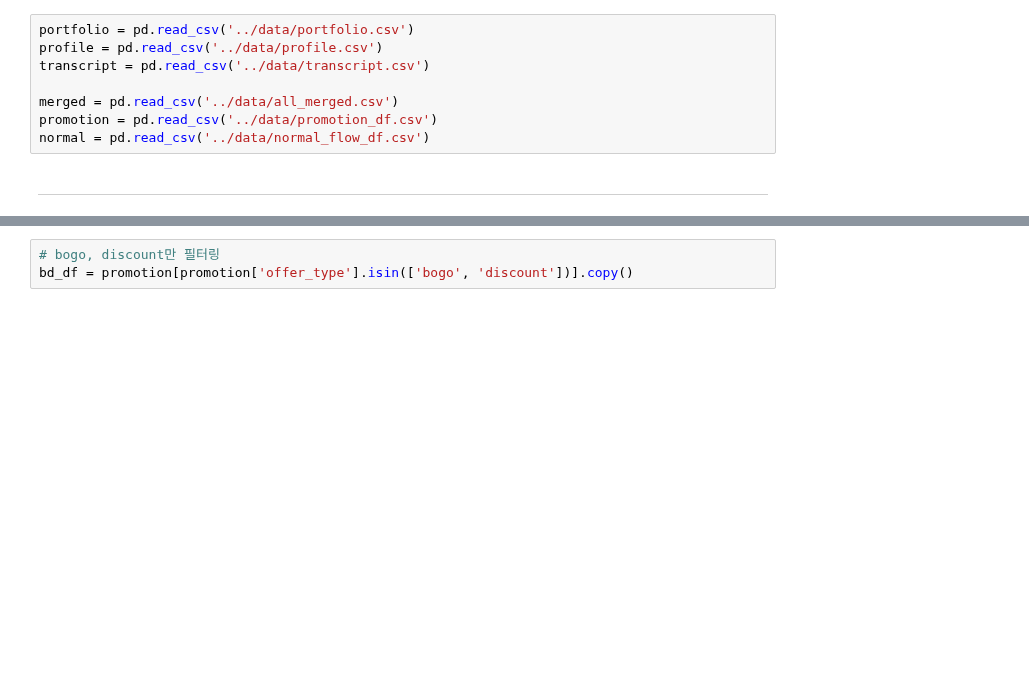
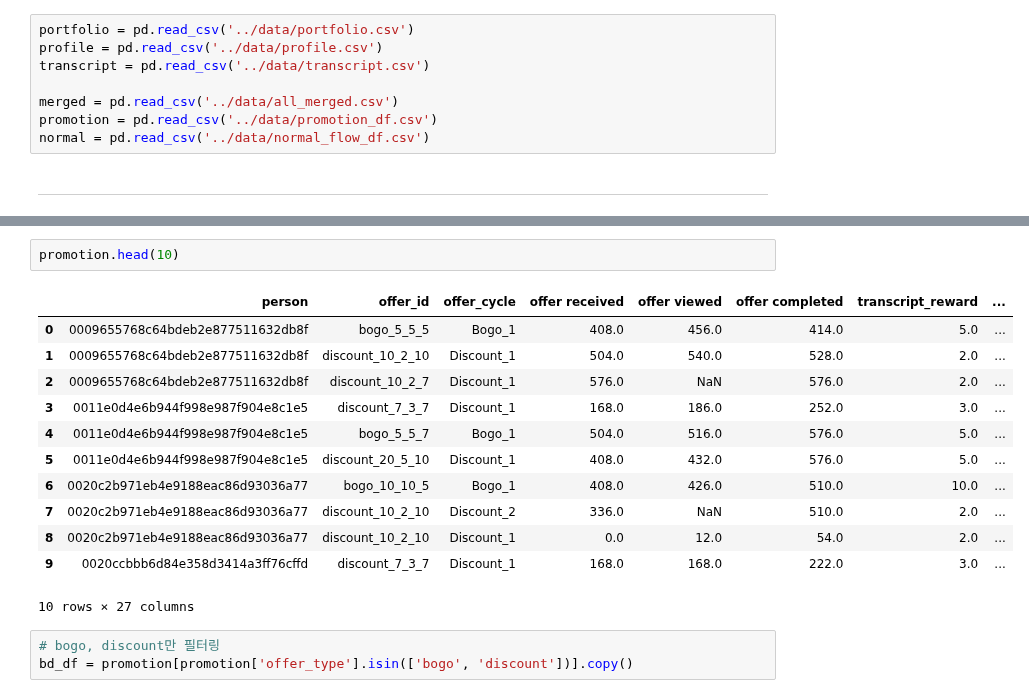
Before and after one commit to yoohengu/marketing_starbucks, a Jupyter notebook: yhg/05_bd_ch.ipynb, the cells around one changed output, grey strips where cells are left out. Cells and saved outputs as stored; diff of their text form; blank space fills up the shorter version.

```diff
--- a/yhg/05_bd_ch.ipynb
+++ b/yhg/05_bd_ch.ipynb
@@ -52,3 +120,18 @@ promotion.head()
+# %%
+promotion.head(10)
+# %% [output]
+|  | person | offer_id | offer_cycle | offer received | offer viewed | offer completed | transcript_reward | ... |
+| 0 | 0009655768c64bdeb2e877511632db8f | bogo_5_5_5 | Bogo_1 | 408.0 | 456.0 | 414.0 | 5.0 | ... |
+| 1 | 0009655768c64bdeb2e877511632db8f | discount_10_2_10 | Discount_1 | 504.0 | 540.0 | 528.0 | 2.0 | ... |
+| 2 | 0009655768c64bdeb2e877511632db8f | discount_10_2_7 | Discount_1 | 576.0 | NaN | 576.0 | 2.0 | ... |
+| 3 | 0011e0d4e6b944f998e987f904e8c1e5 | discount_7_3_7 | Discount_1 | 168.0 | 186.0 | 252.0 | 3.0 | ... |
+| 4 | 0011e0d4e6b944f998e987f904e8c1e5 | bogo_5_5_7 | Bogo_1 | 504.0 | 516.0 | 576.0 | 5.0 | ... |
+| 5 | 0011e0d4e6b944f998e987f904e8c1e5 | discount_20_5_10 | Discount_1 | 408.0 | 432.0 | 576.0 | 5.0 | ... |
+| 6 | 0020c2b971eb4e9188eac86d93036a77 | bogo_10_10_5 | Bogo_1 | 408.0 | 426.0 | 510.0 | 10.0 | ... |
+| 7 | 0020c2b971eb4e9188eac86d93036a77 | discount_10_2_10 | Discount_2 | 336.0 | NaN | 510.0 | 2.0 | ... |
+| 8 | 0020c2b971eb4e9188eac86d93036a77 | discount_10_2_10 | Discount_1 | 0.0 | 12.0 | 54.0 | 2.0 | ... |
+| 9 | 0020ccbbb6d84e358d3414a3ff76cffd | discount_7_3_7 | Discount_1 | 168.0 | 168.0 | 222.0 | 3.0 | ... |
+10 rows × 27 columns
 # %%
 # bogo, discount만 필터링
 bd_df = promotion[promotion['offer_type'].isin(['bogo', 'discount'])].copy()
```
Also changed, not shown: parts of 9 cells of this notebook.
